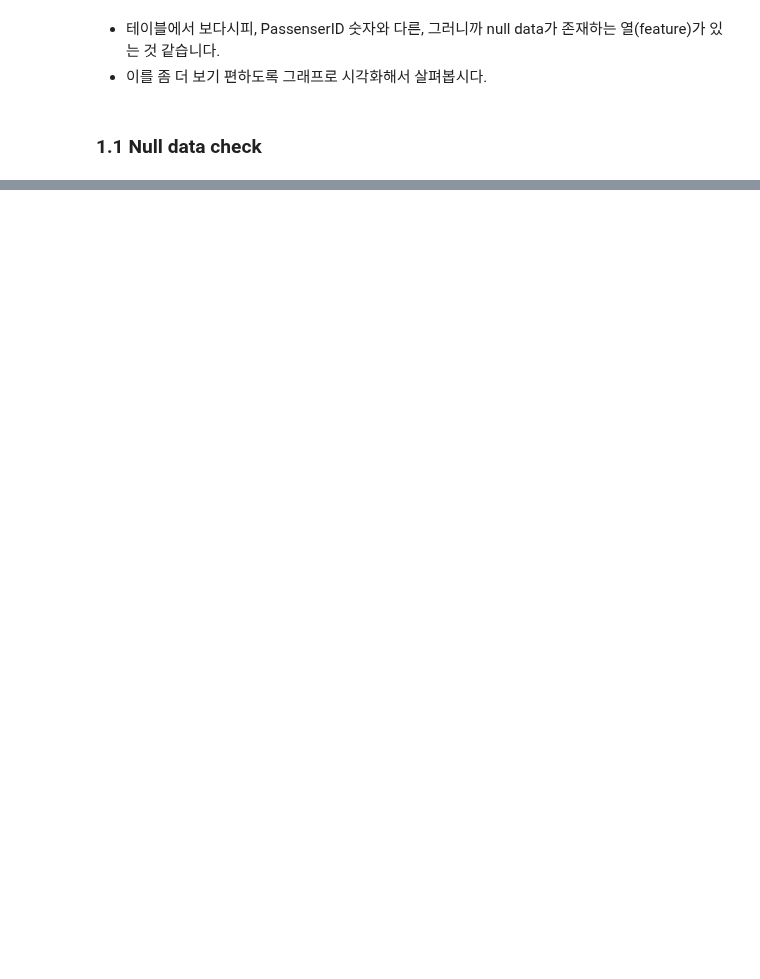
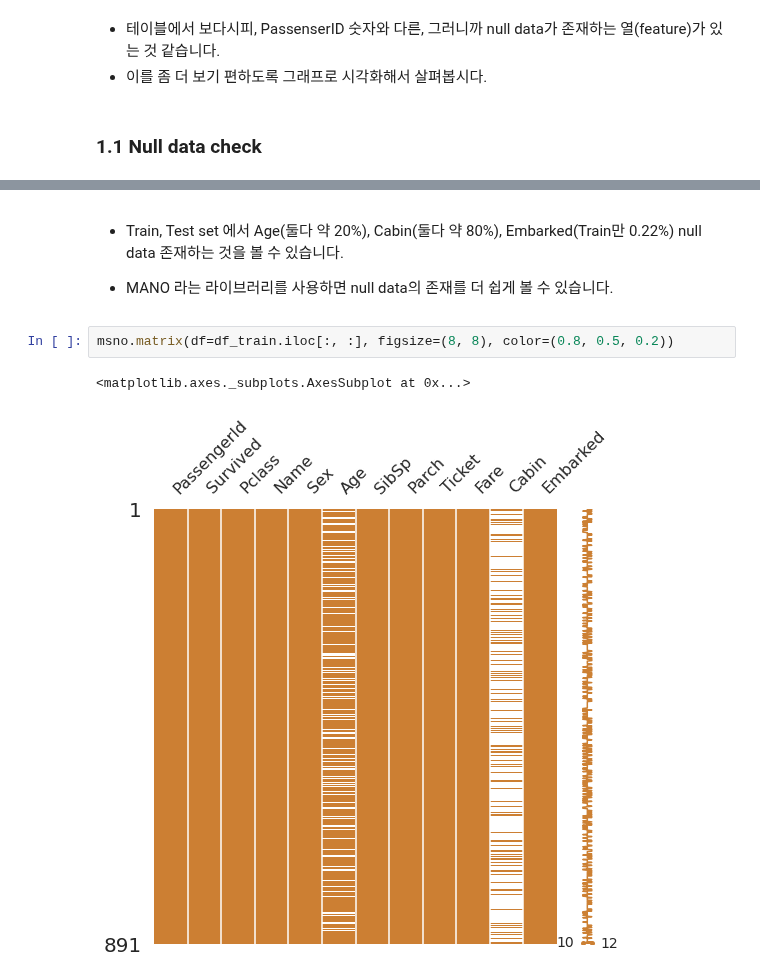
Before and after one commit to minsuzzz/kaggle_study, a Jupyter notebook: kaggle_study_1_1.ipynb, the cells around one changed output, grey strips where cells are left out. Drawn from its saved outputs; the diff is of its cells as text; blank space fills up the shorter version.

```diff
--- a/kaggle_study_1_1.ipynb
+++ b/kaggle_study_1_1.ipynb
@@ -157,0 +187,9 @@ columns:   Embarked      percent of NaN value: 0.00%
+# %% [markdown]
+* Train, Test set 에서 Age(둘다 약 20%), Cabin(둘다 약 80%), Embarked(Train만 0.22%) null data 존재하는 것을 볼 수 있습니다.
+
+* MANO 라는 라이브러리를 사용하면 null data의 존재를 더 쉽게 볼 수 있습니다.
+# %%
+msno.matrix(df=df_train.iloc[:, :], figsize=(8, 8), color=(0.8, 0.5, 0.2))
+# %% [output]
+<matplotlib.axes._subplots.AxesSubplot at 0x...>
+[figure, added]
```
Also changed, not shown: parts of 53 cells of this notebook.
